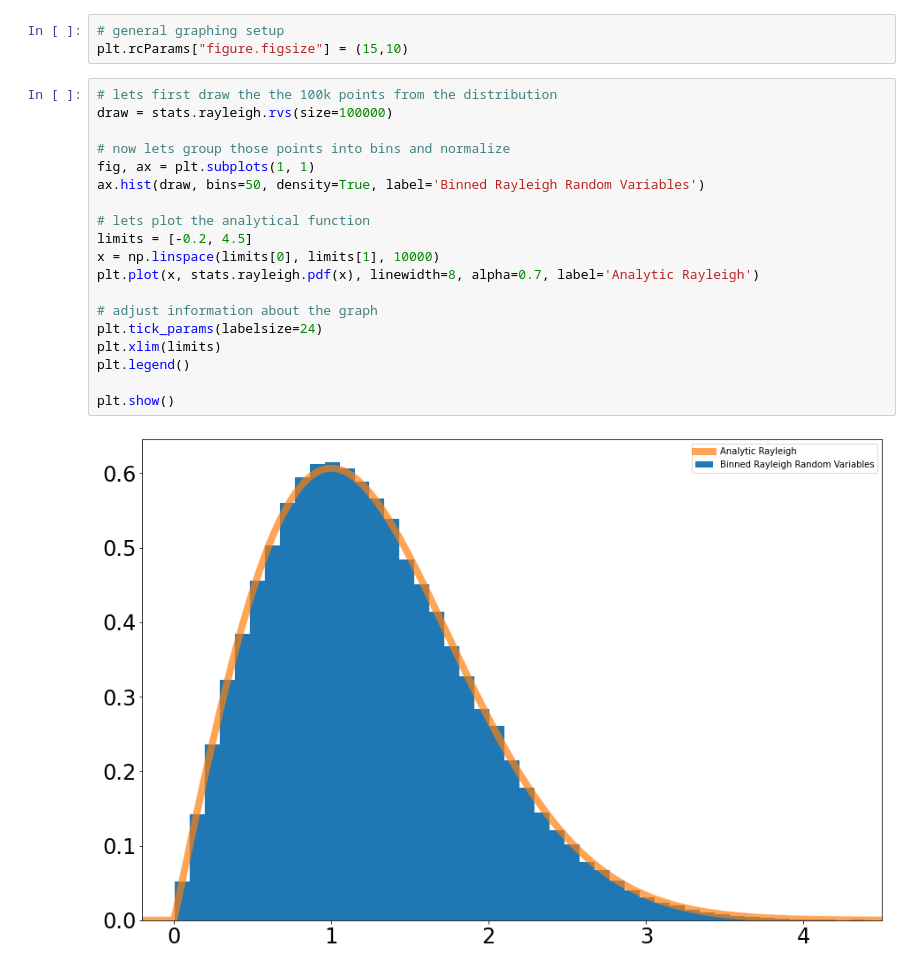
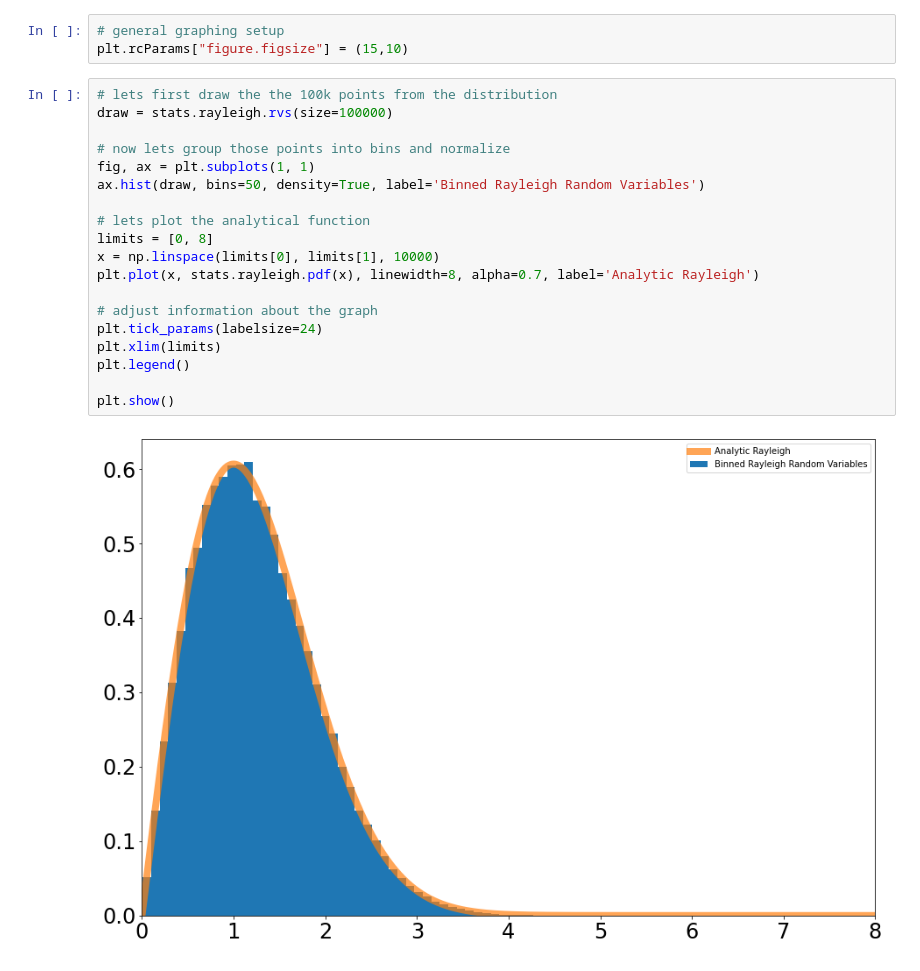
Before and after one commit to williamdolsen/phys434-21au, a Jupyter notebook: labs/lab1/lab1.ipynb, the cells around one changed output. Saved outputs shown, nothing was run; the diff lists cells and outputs as text.

```diff
--- a/labs/lab1/lab1.ipynb
+++ b/labs/lab1/lab1.ipynb
@@ -69,21 +71,21 @@ plt.rcParams["figure.figsize"] = (15,10)
 # %%
 # lets first draw the the 100k points from the distribution
 draw = stats.rayleigh.rvs(size=100000)
 
 # now lets group those points into bins and normalize
 fig, ax = plt.subplots(1, 1)
 ax.hist(draw, bins=50, density=True, label='Binned Rayleigh Random Variables')
 
 # lets plot the analytical function
-limits = [-0.2, 4.5]
+limits = [0, 8]
 x = np.linspace(limits[0], limits[1], 10000)
 plt.plot(x, stats.rayleigh.pdf(x), linewidth=8, alpha=0.7, label='Analytic Rayleigh')
 
 # adjust information about the graph
 plt.tick_params(labelsize=24)
 plt.xlim(limits)
 plt.legend()
 
 plt.show()
 # %% [output]
-[figure, old version]
+[figure, new version]
```
Also changed, not shown: parts of 9 cells of this notebook.
